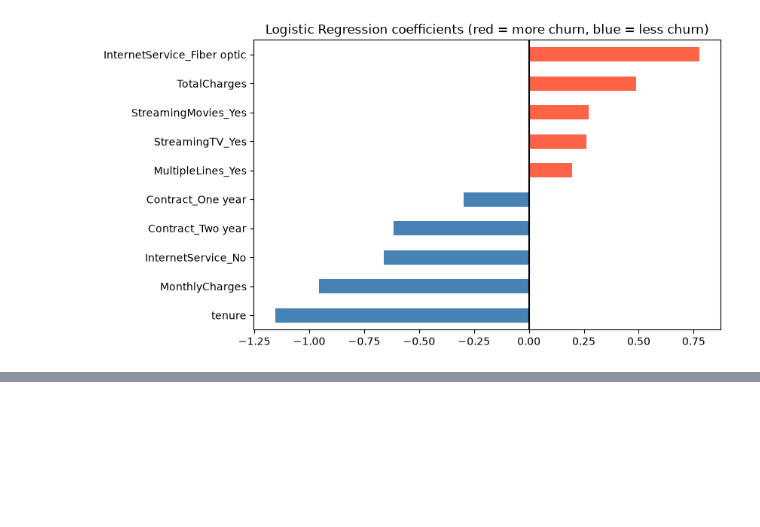
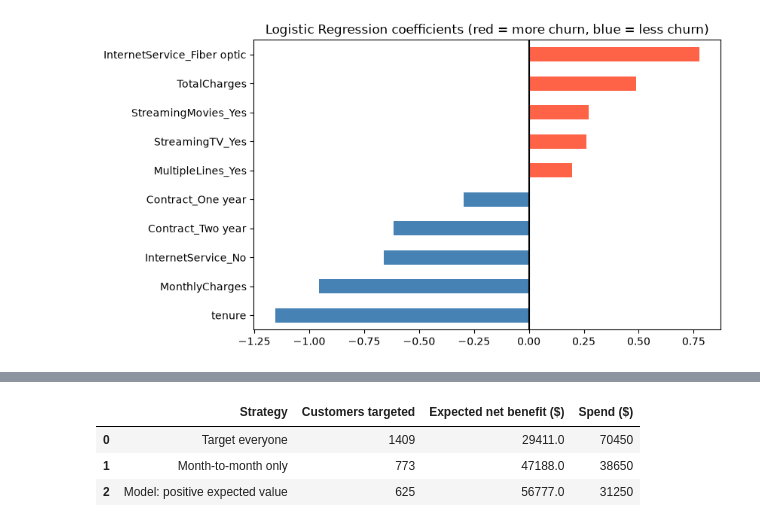
Before and after one commit to wasifhoq/telco-churn-prediction, a Jupyter notebook: notebook/analysis.ipynb, the cells around one changed output, grey strips where cells are left out. Saved outputs shown, nothing was run; the diff lists cells and outputs as text; code cells hidden in the pictures; blank space fills up the shorter version.

```diff
--- a/notebook/analysis.ipynb
+++ b/notebook/analysis.ipynb
@@ -375,0 +477,23 @@ Longer bar equal to stronger effect. Data is scale in the pipeline, so the bars
+# %%
+offer_cost, success_rate, months_saved = 50, 0.30, 12
+
+test = df.loc[X_test.index].copy()
+test["p_churn"] = gb.predict_proba(X_test)[:, 1]
+test["net_benefit"] = test["p_churn"] * success_rate * test["MonthlyCharges"] * months_saved - offer_cost
+
+results = pd.DataFrame({
+    "Strategy": ["Target everyone", "Month-to-month only", "Model: positive expected value"],
+    "Customers targeted": [len(test),
+                           (test["Contract"] == "Month-to-month").sum(),
+                           (test["net_benefit"] > 0).sum()],
+    "Expected net benefit ($)": [test["net_benefit"].sum(),
+                                 test.loc[test["Contract"] == "Month-to-month", "net_benefit"].sum(),
+                                 test.loc[test["net_benefit"] > 0, "net_benefit"].sum()],
+})
+results["Spend ($)"] = results["Customers targeted"] * offer_cost
+results.round(0)
+# %% [output]
+|  | Strategy | Customers targeted | Expected net benefit ($) | Spend ($) |
+| 0 | Target everyone | 1409 | 29411.0 | 70450 |
+| 1 | Month-to-month only | 773 | 47188.0 | 38650 |
+| 2 | Model: positive expected value | 625 | 56777.0 | 31250 |
```
Also changed, not shown: parts of 31 cells of this notebook.
